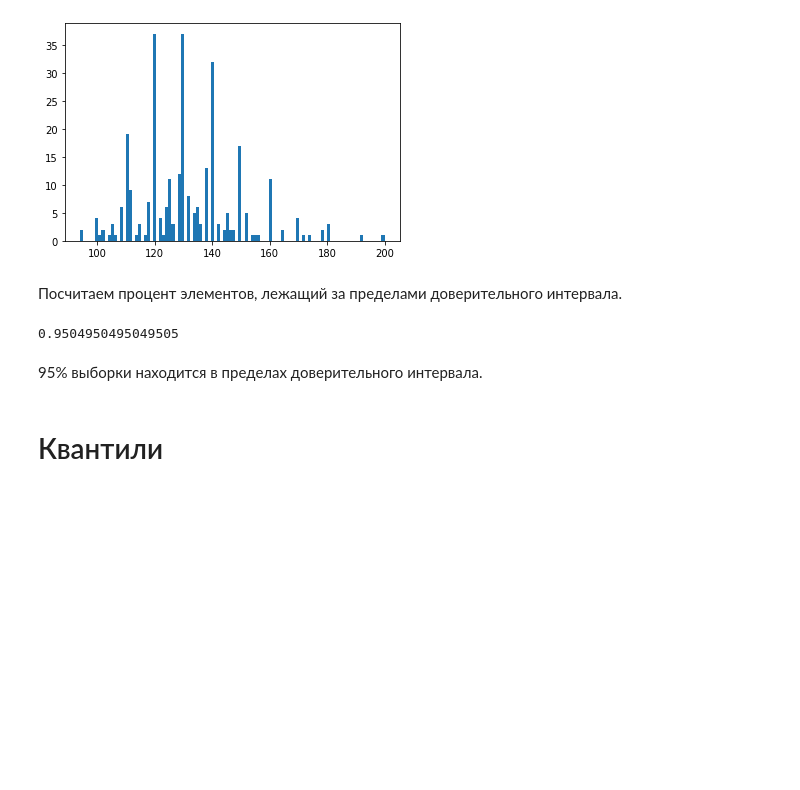
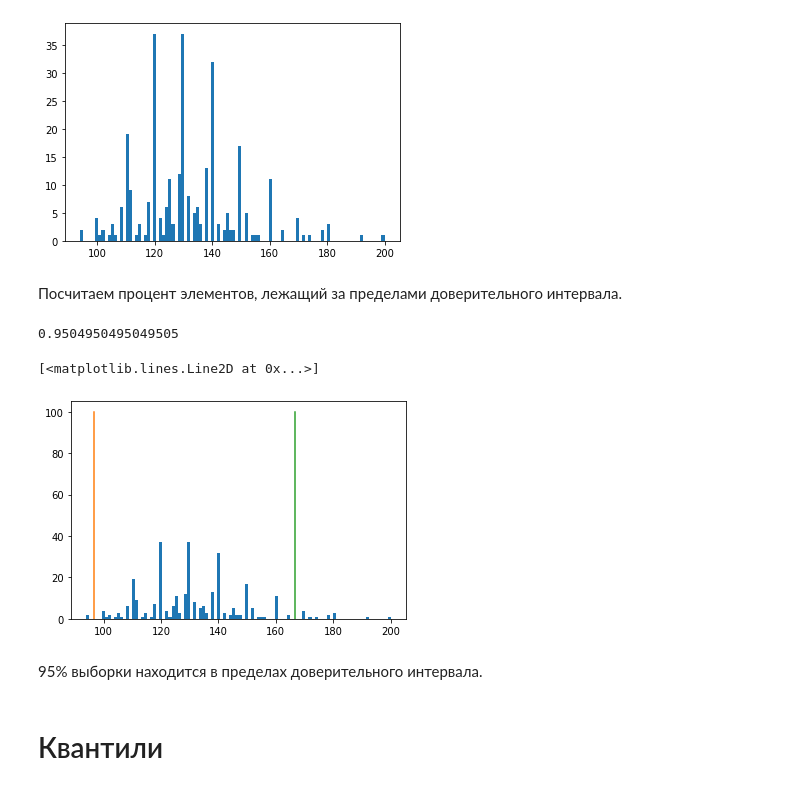
Before and after one commit to yustinaivanova/netology_statistics_february_20, a Jupyter notebook: lecture_3.ipynb, the cells around one changed output. Cells and saved outputs as stored; diff of their text form; code cells hidden in the pictures; blank space fills up the shorter version.

```diff
--- a/lecture_3.ipynb
+++ b/lecture_3.ipynb
@@ -160,6 +164,13 @@ plt.show()
 len(trestbps[(trestbps>=mean_val-2*st_deviation) & (trestbps<=mean_val + 2*st_deviation)])/len(trestbps)
 # %% [output]
 0.9504950495049505
+# %%
+plt.hist(trestbps, 100)
+plt.plot([mean_val-2*st_deviation, mean_val-2*st_deviation], [0, 100])
+plt.plot([mean_val+2*st_deviation, mean_val+2*st_deviation], [0, 100])
+# %% [output]
+[<matplotlib.lines.Line2D at 0x...>]
+[figure, added]
 # %% [markdown]
 95% выборки находится в пределах доверительного интервала.
 # %% [markdown]
```
Also changed, not shown: parts of 13 cells of this notebook, 1 other file.
